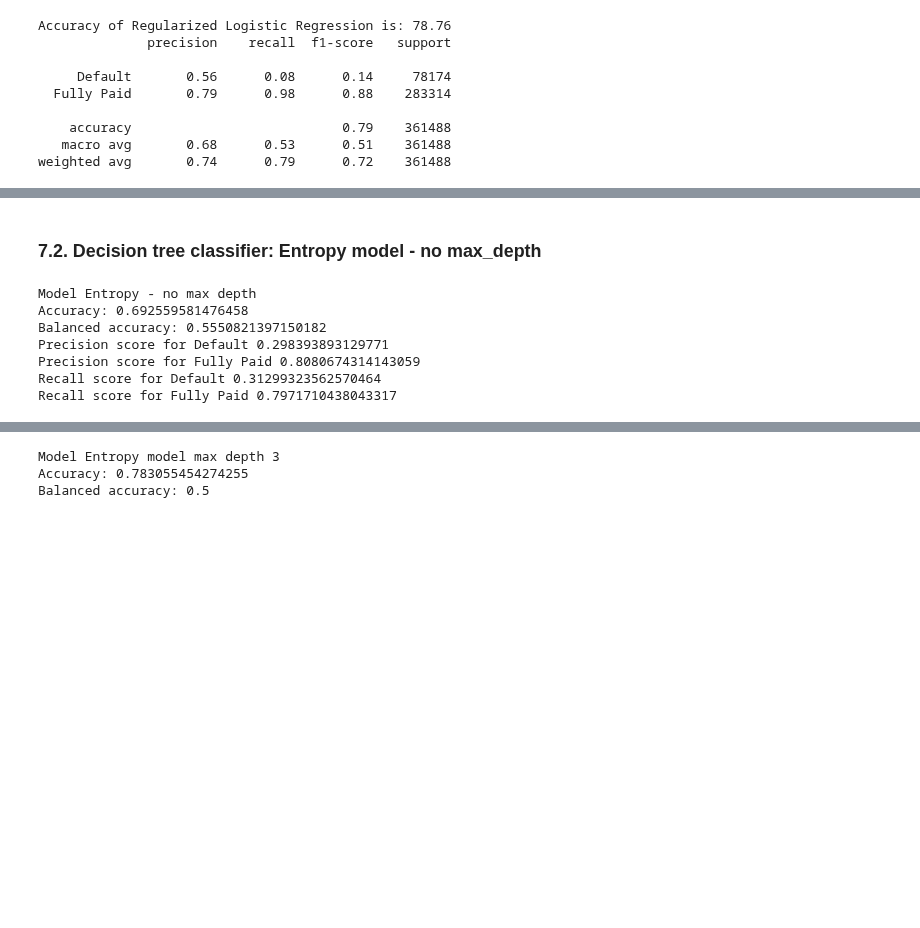
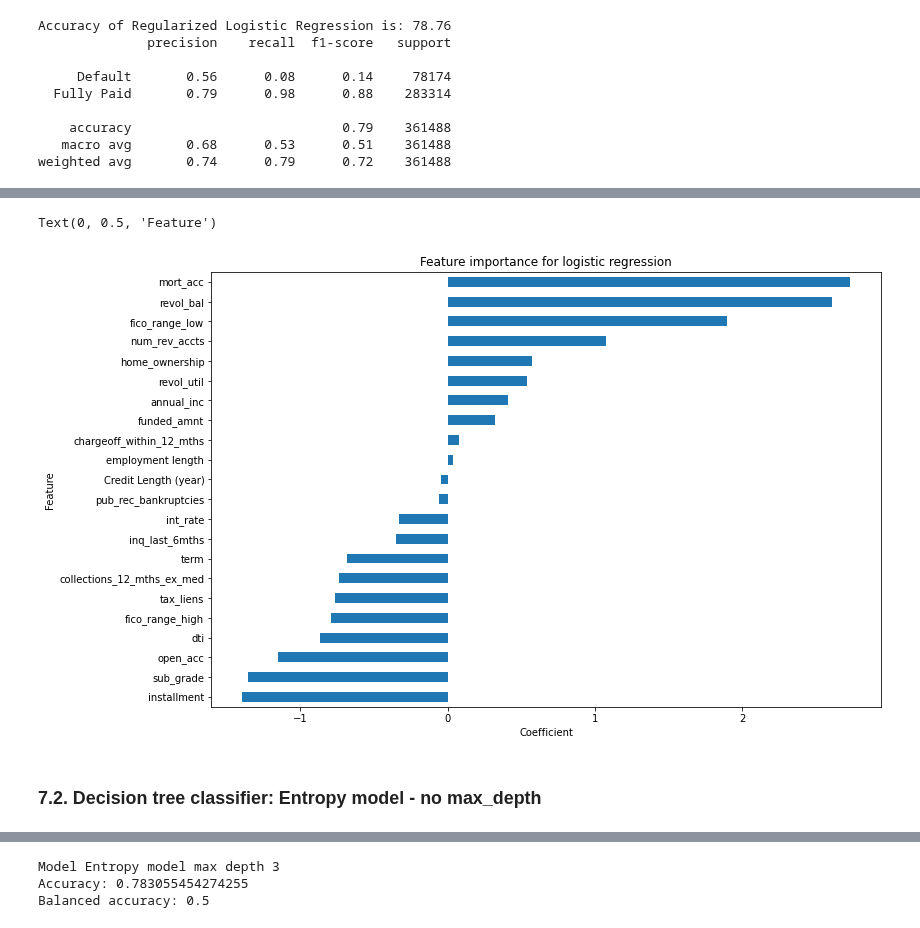
Before and after one commit to somayehY/SomayeYoussefi, a Jupyter notebook: LendingClub/LendingClub_preprocessing.ipynb, the cells around one changed output, grey strips where cells are left out. Saved outputs shown, nothing was run; the diff lists cells and outputs as text; code cells hidden in the pictures; blank space fills up the shorter version.

```diff
--- a/LendingClub/LendingClub_preprocessing.ipynb
+++ b/LendingClub/LendingClub_preprocessing.ipynb
@@ -183,33 +179,29 @@ weighted avg       0.75      0.79      0.72    361488
+# %%
+lrcoef =pd.DataFrame(model.coef_, columns=X.columns).T
+lrcoef.reset_index()
+lrcoef.columns=['Coefficient']
+# %%
+HO = lrcoef.loc['home_ownership_MORTGAGE':,:]
+HO = pd.DataFrame({'Coefficient': HO.mean()})
+HO.index = ['home_ownership']
+Emp = lrcoef.loc['emp_length_10+ years':'emp_length_< 1 year', :]
+Emp = pd.DataFrame({'Coefficient': Emp.mean()})
+Emp.index = ['employment length']
+Sub = lrcoef.loc['sub_grade_A2':'sub_grade_G5', :]
+sub = pd.DataFrame({'Coefficient': lrcoef.loc['sub_grade_A2':'sub_grade_G5', :].mean()})
+sub.index = ['sub_grade']
+term = pd.DataFrame({'Coefficient': lrcoef.loc['term_ 60 months',:]})
+term.index = ['term']
+
+lrcoef = pd.concat([lrcoef.loc[:'Credit Length (year)',:], term, HO, Emp, sub])
+# %%
+fig, ax=plt.subplots()
+lrcoef.sort_values(by='Coefficient').iloc[:, lrcoef.columns.get_loc('Coefficient')].plot(kind='barh', figsize=(12,8), ax=ax)
+ax.set_title('Feature importance for logistic regression')
+ax.set_xlabel('Coefficient')
+ax.set_ylabel('Feature')
+# %% [output]
+Text(0, 0.5, 'Feature')
+[figure, added]
 # %% [markdown]
 ### 7.2. Decision tree classifier: Entropy model - no max_depth
-# %%
-# Declare a variable called entr_model and use tree.DecisionTreeClassifier.
-entr_model = tree.DecisionTreeClassifier(criterion="entropy", random_state = 1234)
-
-# Call fit() on entr_model
-entr_model.fit(X_train, y_train)
-
-# Call predict() on entr_model with X_test passed to it, and assign the result to a variable y_pred
-y_pred = entr_model.predict(X_test)
-
-# Call Series on our y_pred variable with the following: pd.Series(y_pred)
-y_pred = pd.Series(y_pred)
-
-# Check out entr_model
-entr_model
-
-print("Model Entropy - no max depth")
-print("Accuracy:", metrics.accuracy_score(y_test,y_pred))
-print("Balanced accuracy:", metrics.balanced_accuracy_score(y_test,y_pred))
-print('Precision score for Default' , metrics.precision_score(y_test,y_pred, pos_label = "Default"))
-print('Precision score for Fully Paid' , metrics.precision_score(y_test,y_pred, pos_label = "Fully Paid"))
-print('Recall score for Default' , metrics.recall_score(y_test,y_pred, pos_label = 'Default'))
-print('Recall score for Fully Paid' , metrics.recall_score(y_test,y_pred, pos_label = 'Fully Paid'))
-# %% [output]
-Model Entropy - no max depth
-Accuracy: 0.692559581476458
-Balanced accuracy: 0.5550821397150182
-Precision score for Default 0.298393893129771
-Precision score for Fully Paid 0.8080674314143059
-Recall score for Default 0.31299323562570464
-Recall score for Fully Paid 0.7971710438043317
```
Also changed, not shown: parts of 46 cells of this notebook.
